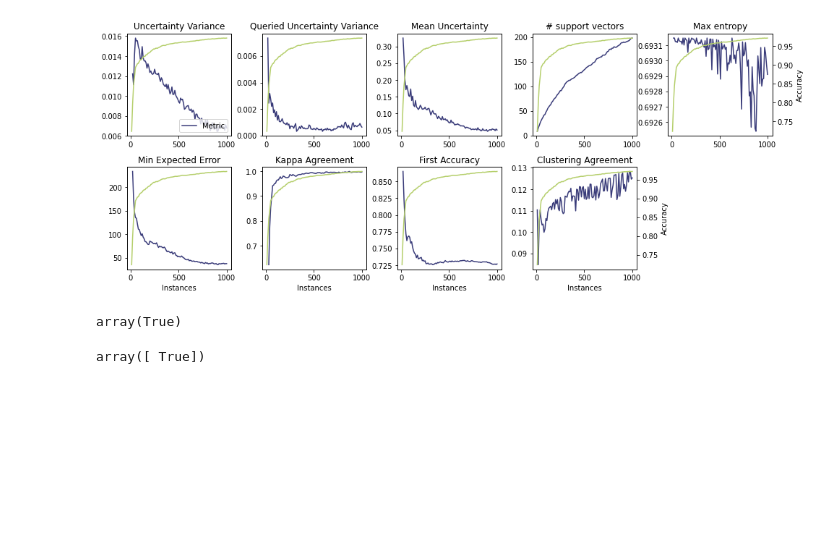
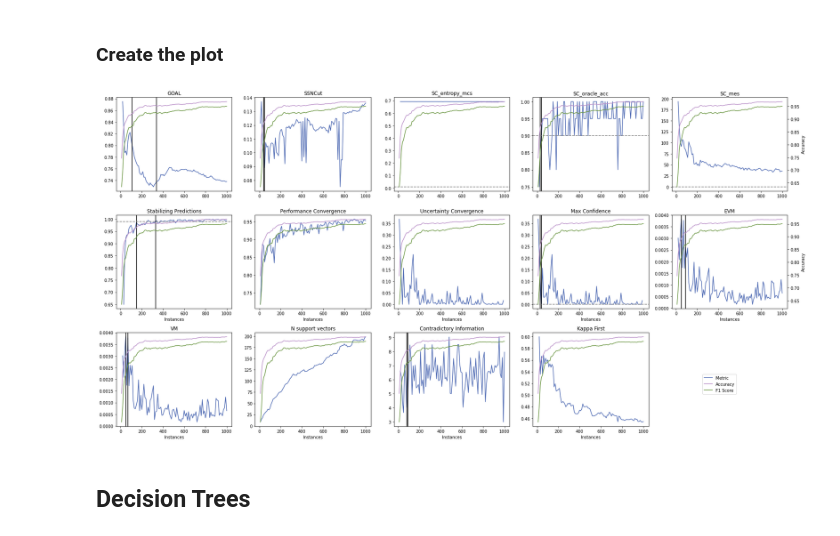
Before and after one commit to zacps/al-stopping-conditions, a Jupyter notebook: metrics_comparison.ipynb, the cells around one changed output. Drawn from its saved outputs; the diff is of its cells as text; code cells hidden in the pictures; blank space fills up the shorter version.

Commit message:
stopping conditions visualization

```diff
--- a/metrics_comparison.ipynb
+++ b/metrics_comparison.ipynb
@@ -80,6 +109,5 @@ for i in range(len(results)):
 # %%
-computed = {}
-for metric, name in zip(metrics, names):
+for metric, name in zip(metric_values, names):
     if name in computed:
         continue
     if isinstance(metric, str):
@@ -91 +125,15 @@ for metric, name in zip(metrics, names):
+# %%
+computed_conds = {}
+# %%
+for cond, name in zip(conditions, names):
+    if name in computed_conds:
+        continue
+    if cond is None:
+        values = [None] * len(values)
+    else:
+        try:
+            values = np.array([cond(**results[i], pre=computed[name][i], classifiers=classifiers[0][i], X_unlabelled=unlabelled_pools[i], Y_oracle=y_oracles[i]) for i in range(len(results))])
+        except FailedToTerminate:
+            values = [None] * len(results)
+    computed_conds[name] = values
 # %%
@@ -104,37 +153,46 @@ list(computed.keys())
+# %% [markdown]
+### Create the plot
+# %%
+import seaborn as sns
+cm = sns.color_palette('gist_ncar', 7, desat=0.4)
 # %%
-fig = plt.figure(figsize=(16,6))
+fig = plt.figure(figsize=(24,12))
 plt.subplots_adjust(wspace=10, hspace=0.3)
 from matplotlib.gridspec import GridSpec
-gs = fig.add_gridspec(2,20)
-cm = plt.cm.get_cmap('tab20b')
-for j, (metric, name) in enumerate(zip(metrics, names)):
-    if name == "Estimated F-score":
-        continue
-
-    if j > 4:
-        x = j%5
-        ax = fig.add_subplot(gs[j//5, x*4:(x+1)*4])
-    else:
-        x = j%5
-        ax = fig.add_subplot(gs[j//5, x*4:(x+1)*4])
+gs = fig.add_gridspec(3,20)
+#cm = plt.cm.get_cmap('tab20b')
+for j, (metric, name, threshold) in enumerate(zip(metric_values, names, thresholds)):
+    x = j%5
+    ax = fig.add_subplot(gs[j//5, x*4:(x+1)*4])
 
     values = computed[name]
 
-    ax.plot(results[0].x, np.mean(values, axis=0), color=cm.colors[0], label="Metric" if j == 0 else None)
+    ax.plot(results[0].x[results[0].x.shape[0]-values[0].shape[0]:], np.mean(values, axis=0), color=cm[0], label="Metric" if j == 0 else None)
+
+    for stop in computed_conds[name]:
+        if stop is None:
+            continue
+        ax.axvline(stop, color='black')
+
+    if threshold is not None:
+        ax.axhline(threshold, color='gray', ls='--')
+
     ax2 = ax.twinx()
-    ax2.plot(results[0].x, np.mean(np.array([results[i]['accuracy_score'] for i in range(len(results))]), axis=0), color=cm.colors[6], label="Accuracy" if j == 0 else None)
-    if j == 0:
-        ax.legend(loc='lower right')
+    ax2.plot(results[0].x, np.mean(np.array([results[i]['accuracy_score'] for i in range(len(results))]), axis=0), color=cm[6], label="Accuracy" if j == 0 else None)
+    ax2.plot(results[0].x, np.mean(np.array([results[i]['f1_score'] for i in range(len(results))]), axis=0), color=cm[2], label="F1 Score" if j == 0 else None)
+
     ax2.set_ylabel('Accuracy')
     ax.set_title(name)
 
-    if j != 4 and j != 8:
+    if j != 4 and j != 9:
         ax2.axes.get_yaxis().set_visible(False)
 
     if j > 4:
         ax.set_xlabel("Instances")
 
+
+fig.legend(bbox_to_anchor=(0.9, 0.2))
 fig.tight_layout()
 # %% [output]
-[figure, old version]
+[figure, new version]
 # %%
@@ -142,4 +199,0 @@ fig.savefig('figures/metrics_comparison.png')
-# %%
-np.isin(10, [0,1,2,10])
-# %% [output]
-array(True)
@@ -148,4 +200,2 @@ mask = np.ones(5, dtype=bool)
-# %%
-np.array([1,2,3,4,5])[[[2]]]==np.array([1,2,3,4,5])[[2]]
-# %% [output]
-array([ True])
+# %% [markdown]
+## Decision Trees
```
Also changed, not shown: parts of 24 cells of this notebook, 1 other file.
